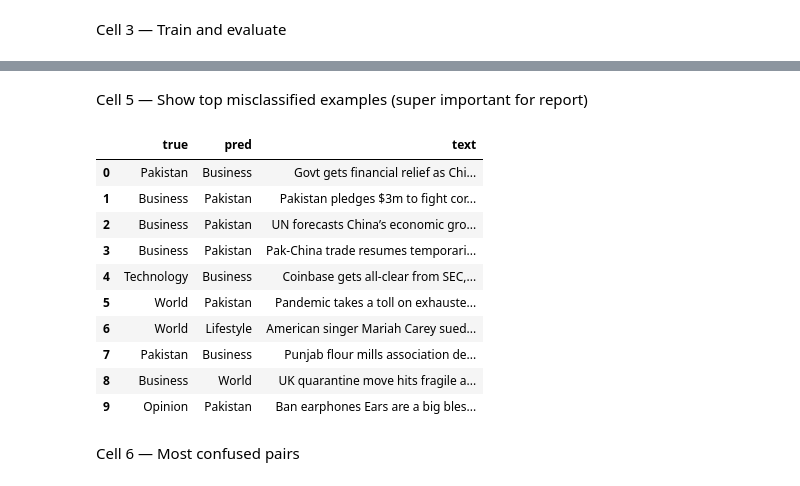
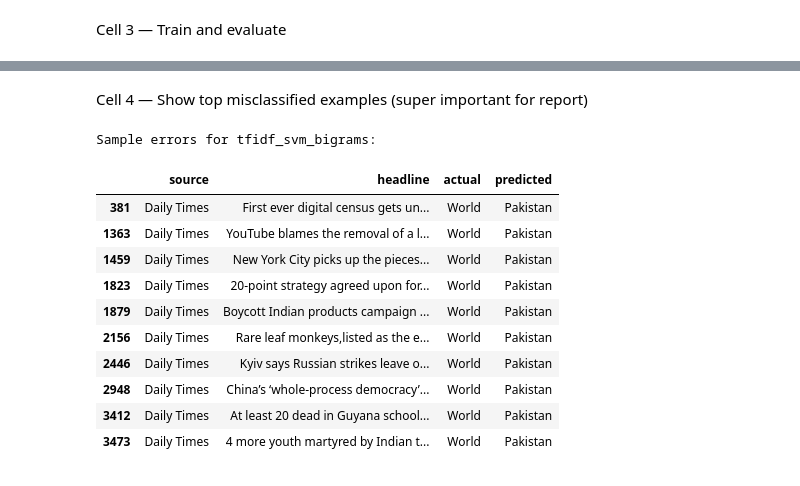
Before and after one commit to SparkDrago05/dm-news-nlp, a Jupyter notebook: notebooks/05_error_analysis.ipynb, the cells around one changed output, grey strips where cells are left out. Saved outputs shown, nothing was run; the diff lists cells and outputs as text; code cells hidden in the pictures.

```diff
--- a/notebooks/05_error_analysis.ipynb
+++ b/notebooks/05_error_analysis.ipynb
@@ -84,25 +185,27 @@ plt.show()
 # %% [markdown]
-Cell 5 — Show top misclassified examples (super important for report)
+Cell 4 — Show top misclassified examples (super important for report)
 # %%
-# Build a readable table of mistakes
-mistakes = []
-for x, yt, yp in zip(X_test, y_test, y_pred):
-    if yt != yp:
-        mistakes.append({'true': yt, 'pred': yp, 'text': x[:400]})
+# Inspecting specific errors for the "Winner"
+pd.set_option('display.max_colwidth', 200)
 
-mistakes_df = pd.DataFrame(mistakes)
-mistakes_df.head(10)
+print(f"Sample errors for {BEST_EXP_ID}:")
+# Let's look at cases where the model predicted 'Pakistan' but it was actually 'World'
+target_errors = misclassified[
+    (misclassified['actual'] == 'World') &
+    (misclassified['predicted'] == 'Pakistan')
+]
+
+target_errors[['source', 'headline', 'actual', 'predicted']].head(10)
 # %% [output]
+Sample errors for tfidf_svm_bigrams:
-|  | true | pred | text |
-| 0 | Pakistan | Business | Govt gets financial relief as Chi... |
-| 1 | Business | Pakistan | Pakistan pledges $3m to fight cor... |
-| 2 | Business | Pakistan | UN forecasts China’s economic gro... |
-| 3 | Business | Pakistan | Pak-China trade resumes temporari... |
-| 4 | Technology | Business | Coinbase gets all-clear from SEC,... |
-| 5 | World | Pakistan | Pandemic takes a toll on exhauste... |
-| 6 | World | Lifestyle | American singer Mariah Carey sued... |
-| 7 | Pakistan | Business | Punjab flour mills association de... |
-| 8 | Business | World | UK quarantine move hits fragile a... |
-| 9 | Opinion | Pakistan | Ban earphones Ears are a big bles... |
+|  | source | headline | actual | predicted |
+| 381 | Daily Times | First ever digital census gets un... | World | Pakistan |
+| 1363 | Daily Times | YouTube blames the removal of a l... | World | Pakistan |
+| 1459 | Daily Times | New York City picks up the pieces... | World | Pakistan |
+| 1823 | Daily Times | 20-point strategy agreed upon for... | World | Pakistan |
+| 1879 | Daily Times | Boycott Indian products campaign ... | World | Pakistan |
+| 2156 | Daily Times | Rare leaf monkeys,listed as the e... | World | Pakistan |
+| 2446 | Daily Times | Kyiv says Russian strikes leave o... | World | Pakistan |
+| 2948 | Daily Times | China’s ‘whole-process democracy’... | World | Pakistan |
+| 3412 | Daily Times | At least 20 dead in Guyana school... | World | Pakistan |
+| 3473 | Daily Times | 4 more youth martyred by Indian t... | World | Pakistan |
-# %% [markdown]
-Cell 6 — Most confused pairs
```
Also changed, not shown: parts of 10 cells of this notebook, 17 other files.
